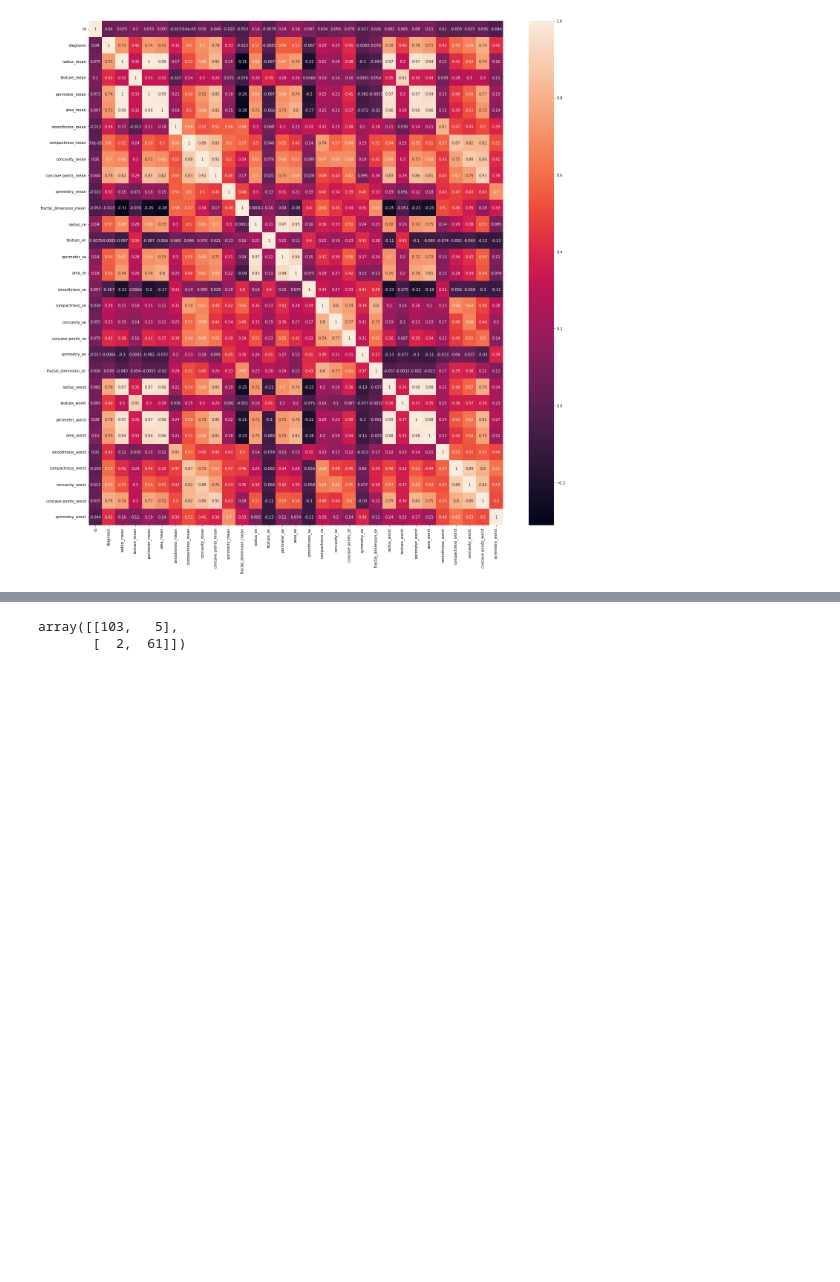
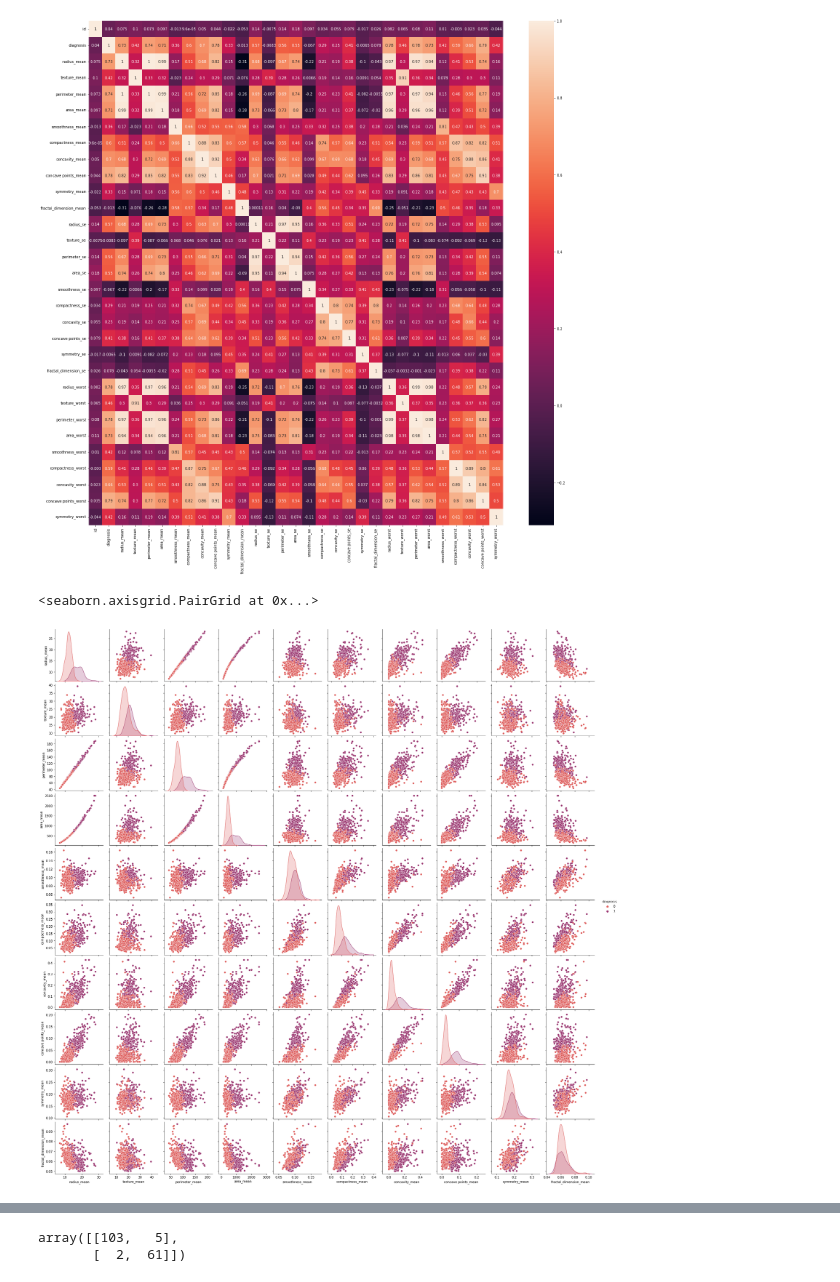
Before and after one commit to pranealmerchant/pmerchant, a Jupyter notebook: Final_Project.ipynb, the cells around one changed output, grey strips where cells are left out. Saved outputs shown, nothing was run; the diff lists cells and outputs as text; code cells hidden in the pictures; blank space fills up the shorter version.

```diff
--- a/Final_Project.ipynb
+++ b/Final_Project.ipynb
@@ -167,6 +187,27 @@ sns.heatmap(df.iloc[:,0:31].corr(), annot=True)
 # %% [output]
 <matplotlib.axes._subplots.AxesSubplot at 0x...>
 [figure]
+# %%
+#after seeing the correlation values displayed on a correlation plot, it is useful to plot the coreelations graphically to further understand the strength of correlation of different characteristics with diagnosis. Plotting just the 'mean' characteristics displayed the following:
+
+cols= ['diagnosis',
+       'radius_mean',
+       'texture_mean',
+       'perimeter_mean',
+       'area_mean',
+       'smoothness_mean',
+       'compactness_mean',
+       'concavity_mean',
+       'concave points_mean',
+       'symmetry_mean',
+       'fractal_dimension_mean']
+
+  #based on the scatterplots displayed, it can be said that radius mean, perimeter mean and area mean have a highly linear correlation with the diagnosis of breast cancer.
+
+sns.pairplot(data=df[cols], hue='diagnosis', palette='flare')
+# %% [output]
+<seaborn.axisgrid.PairGrid at 0x...>
+[figure, added]
 # %%
 #the next step as a part of the data analysis will be to split the data set into 70% training and 30% testing.
 
```
Also changed, not shown: parts of 18 cells of this notebook.
